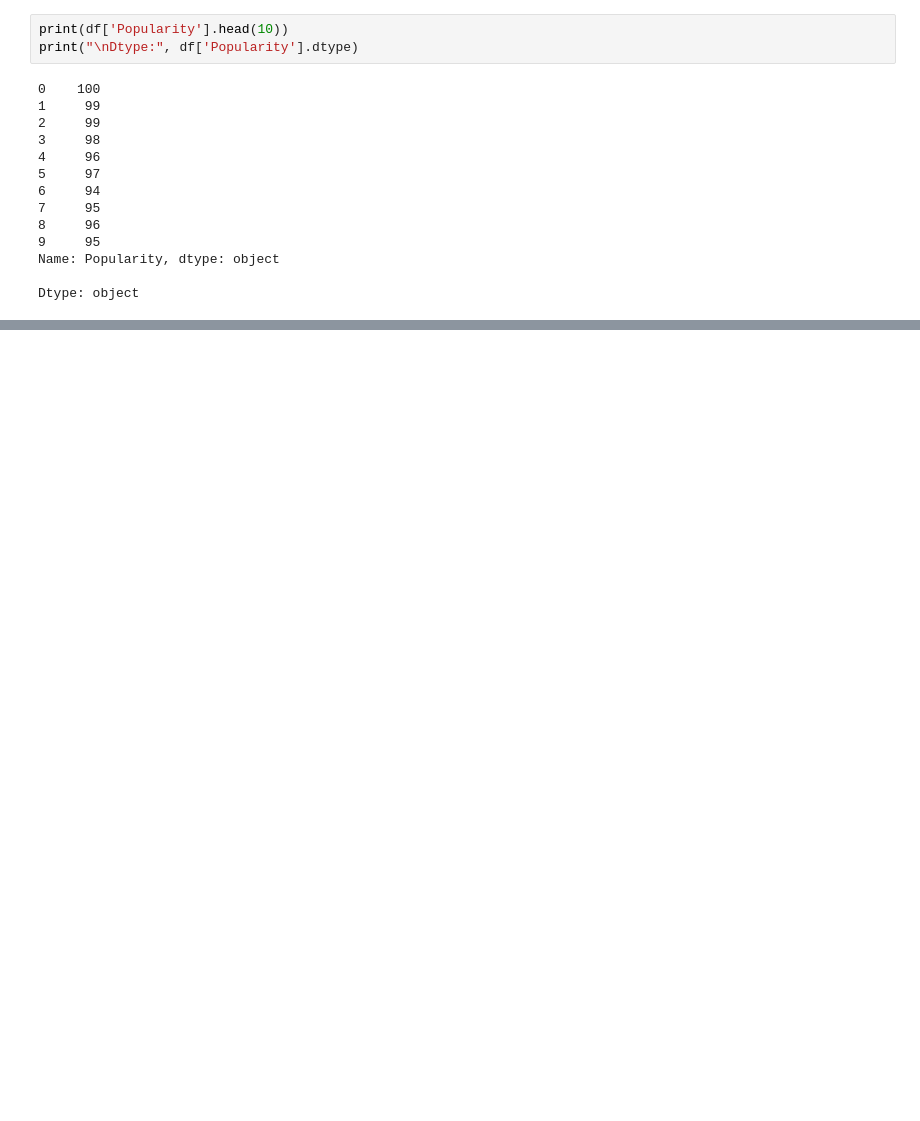
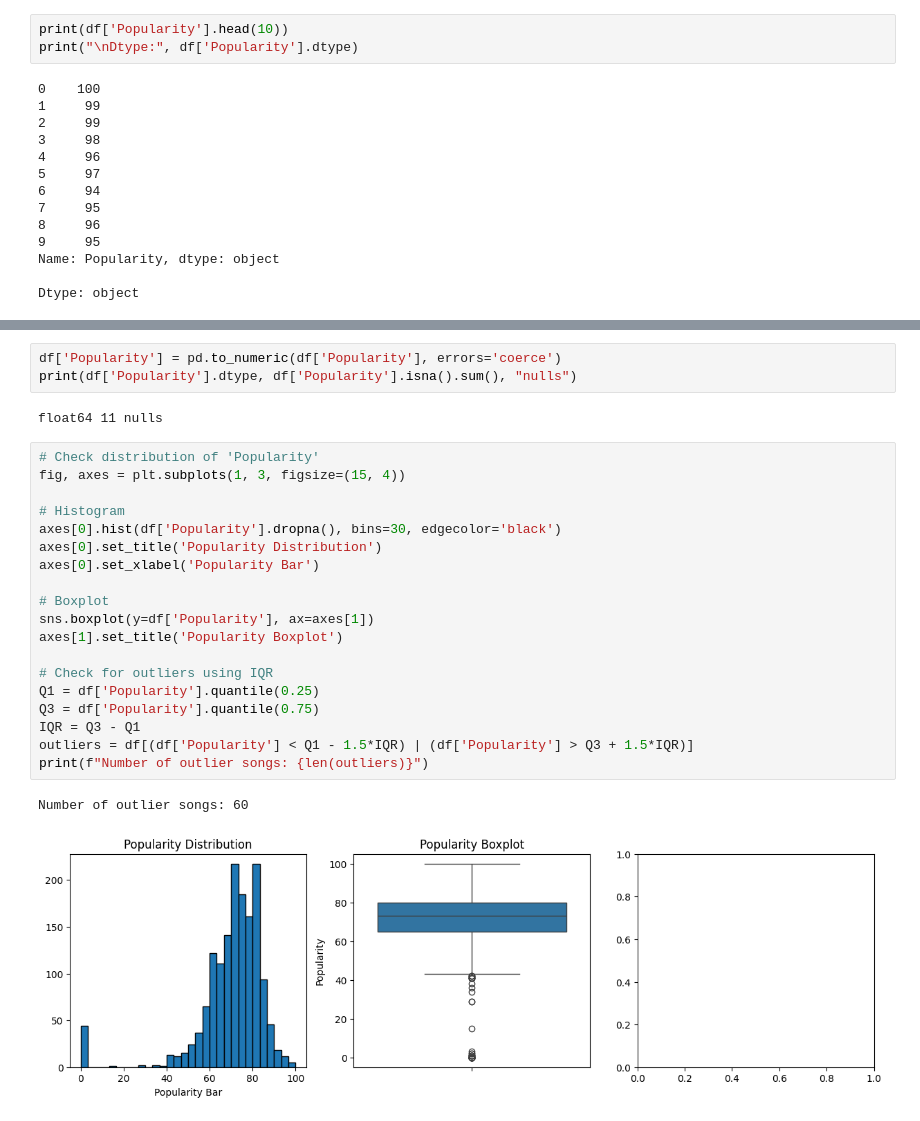
Before and after one commit to cyeef/Data-Science-Portfolio-C21-, a Jupyter notebook: Projects/Project-4/Spotify.Description.for.Students.ipynb, the cells around one changed output, grey strips where cells are left out. Drawn from its saved outputs; the diff is of its cells as text; blank space fills up the shorter version.

Commit message:
Created using Colab - work on Markup

```diff
--- a/Projects/Project-4/Spotify.Description.for.Students.ipynb
+++ b/Projects/Project-4/Spotify.Description.for.Students.ipynb
@@ -339,0 +419,27 @@ KeyError: 'popularity'
+# %%
+df['Popularity'] = pd.to_numeric(df['Popularity'], errors='coerce')
+print(df['Popularity'].dtype, df['Popularity'].isna().sum(), "nulls")
+# %% [output]
+float64 11 nulls
+# %%
+# Check distribution of 'Popularity'
+fig, axes = plt.subplots(1, 3, figsize=(15, 4))
+
+# Histogram
+axes[0].hist(df['Popularity'].dropna(), bins=30, edgecolor='black')
+axes[0].set_title('Popularity Distribution')
+axes[0].set_xlabel('Popularity Bar')
+
+# Boxplot
+sns.boxplot(y=df['Popularity'], ax=axes[1])
+axes[1].set_title('Popularity Boxplot')
+
+# Check for outliers using IQR
+Q1 = df['Popularity'].quantile(0.25)
+Q3 = df['Popularity'].quantile(0.75)
+IQR = Q3 - Q1
+outliers = df[(df['Popularity'] < Q1 - 1.5*IQR) | (df['Popularity'] > Q3 + 1.5*IQR)]
+print(f"Number of outlier songs: {len(outliers)}")
+# %% [output]
+Number of outlier songs: 60
+[figure, added]
```
Also changed, not shown: parts of 60 cells of this notebook.
